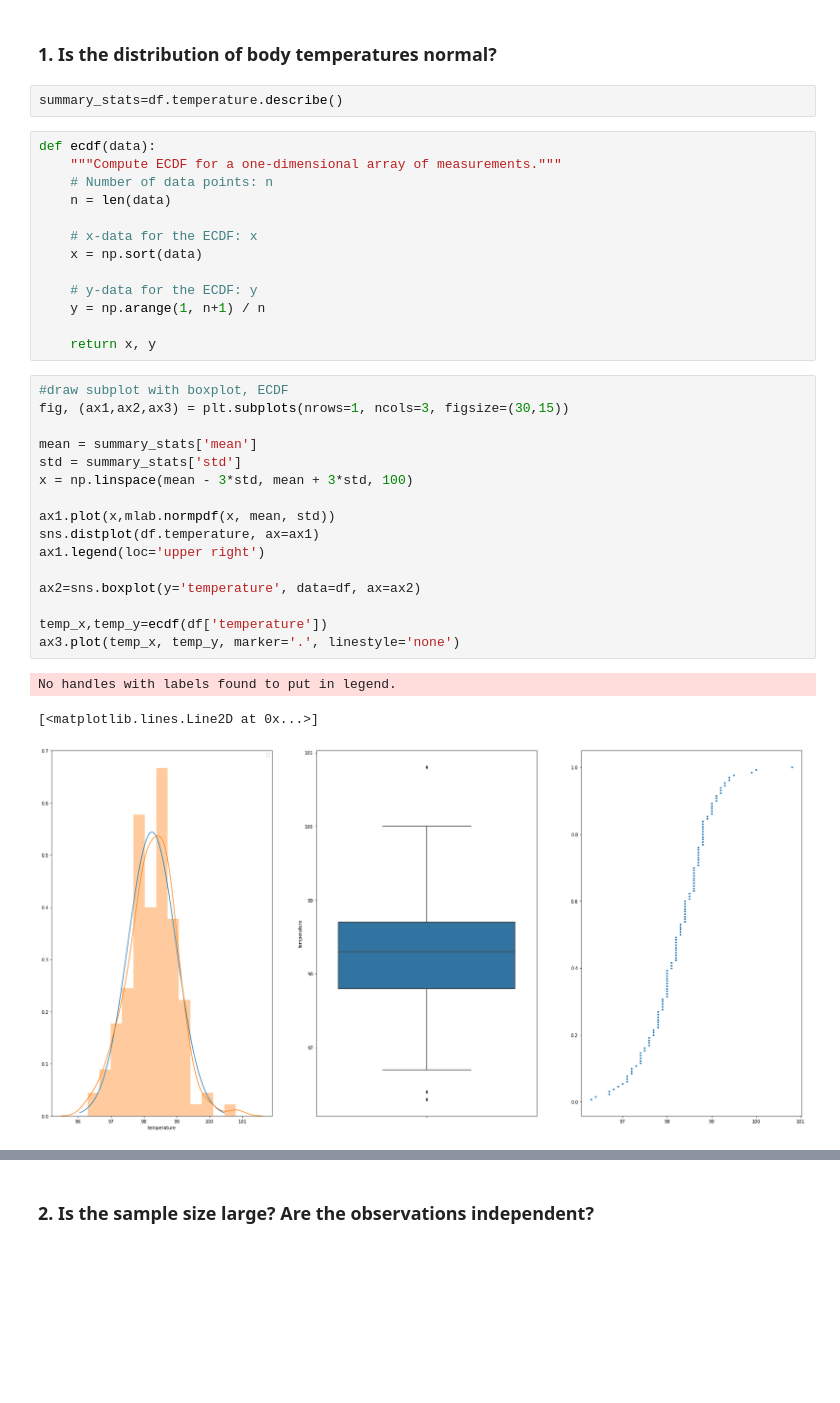
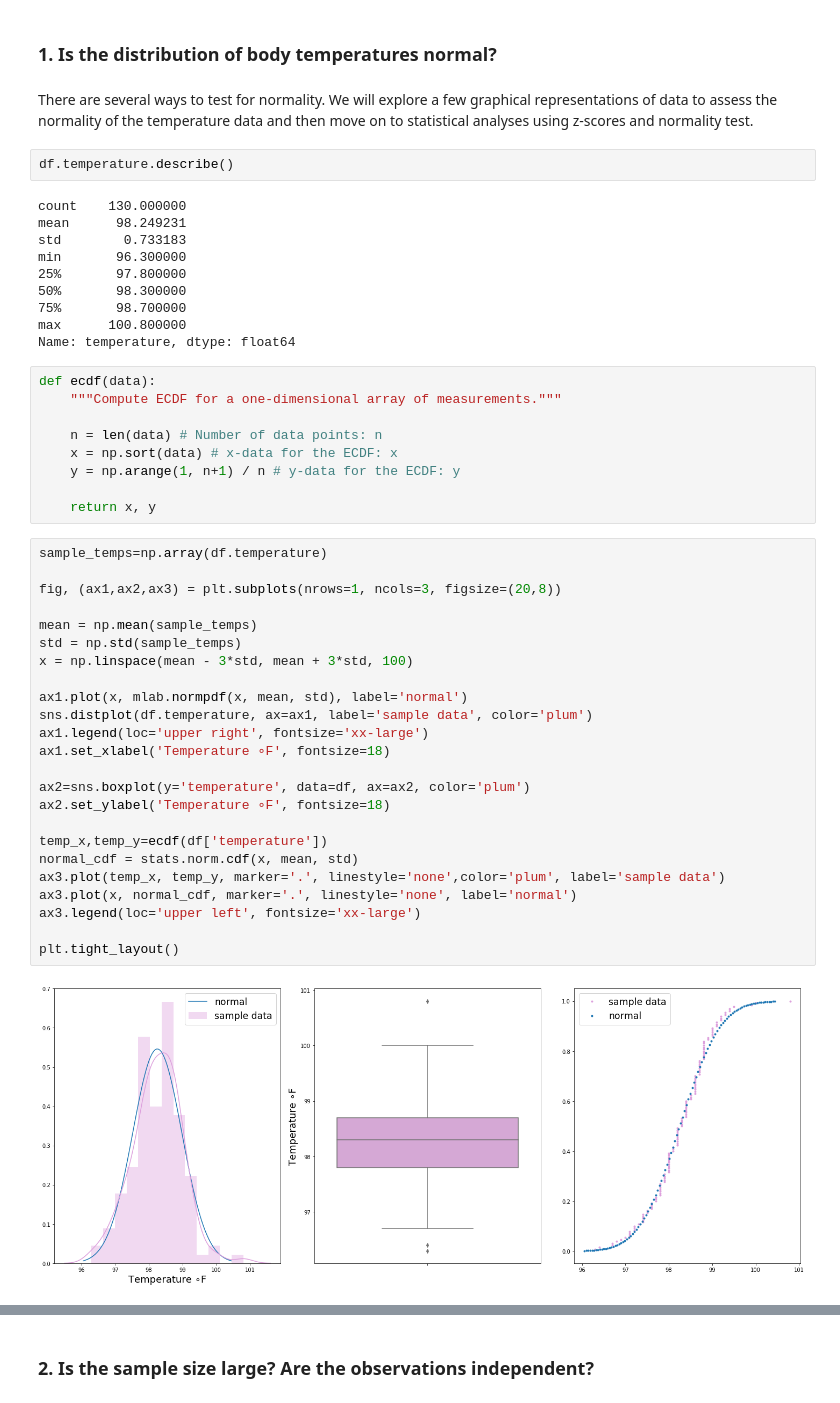
Before and after one commit to kavishashroff/Springboard, a Jupyter notebook: EDA projects/EDA_human_temperature/Normal Human Body Temperature EDA.ipynb, the cells around one changed output, grey strips where cells are left out. Saved outputs shown, nothing was run; the diff lists cells and outputs as text; blank space fills up the shorter version.

Commit message:
Body Temp EDA

```diff
--- a/EDA projects/EDA_human_temperature/Normal Human Body Temperature EDA.ipynb
+++ b/EDA projects/EDA_human_temperature/Normal Human Body Temperature EDA.ipynb
@@ -70,38 +69,52 @@ from scipy.stats import ttest_ind, ttest_ind_from_stats
 df = pd.read_csv('human_body_temperature.csv')
 # %% [markdown]
 ### 1. Is the distribution of body temperatures normal?
+# %% [markdown]
+There are several ways to test for normality. We will explore a few graphical representations of data to assess the normality of the temperature data and then move on to statistical analyses using z-scores and normality test.
 # %%
-summary_stats=df.temperature.describe()
+df.temperature.describe()
+# %% [output]
+count    130.000000
+mean      98.249231
+std        0.733183
+min       96.300000
+25%       97.800000
+50%       98.300000
+75%       98.700000
+max      100.800000
+Name: temperature, dtype: float64
 # %%
 def ecdf(data):
     """Compute ECDF for a one-dimensional array of measurements."""
-    # Number of data points: n
-    n = len(data)
 
-    # x-data for the ECDF: x
-    x = np.sort(data)
-
-    # y-data for the ECDF: y
-    y = np.arange(1, n+1) / n
+    n = len(data) # Number of data points: n
+    x = np.sort(data) # x-data for the ECDF: x
+    y = np.arange(1, n+1) / n # y-data for the ECDF: y
 
     return x, y
 # %%
-#draw subplot with boxplot, ECDF
-fig, (ax1,ax2,ax3) = plt.subplots(nrows=1, ncols=3, figsize=(30,15))
+sample_temps=np.array(df.temperature)
 
-mean = summary_stats['mean']
-std = summary_stats['std']
+fig, (ax1,ax2,ax3) = plt.subplots(nrows=1, ncols=3, figsize=(20,8))
+
+mean = np.mean(sample_temps)
+std = np.std(sample_temps)
 x = np.linspace(mean - 3*std, mean + 3*std, 100)
 
-ax1.plot(x,mlab.normpdf(x, mean, std))
-sns.distplot(df.temperature, ax=ax1)
-ax1.legend(loc='upper right')
+ax1.plot(x, mlab.normpdf(x, mean, std), label='normal')
+sns.distplot(df.temperature, ax=ax1, label='sample data', color='plum')
+ax1.legend(loc='upper right', fontsize='xx-large')
+ax1.set_xlabel('Temperature ∘F', fontsize=18)
 
-ax2=sns.boxplot(y='temperature', data=df, ax=ax2)
+ax2=sns.boxplot(y='temperature', data=df, ax=ax2, color='plum')
+ax2.set_ylabel('Temperature ∘F', fontsize=18)
 
 temp_x,temp_y=ecdf(df['temperature'])
-ax3.plot(temp_x, temp_y, marker='.', linestyle='none')
+normal_cdf = stats.norm.cdf(x, mean, std)
+ax3.plot(temp_x, temp_y, marker='.', linestyle='none',color='plum', label='sample data')
+ax3.plot(x, normal_cdf, marker='.', linestyle='none', label='normal')
+ax3.legend(loc='upper left', fontsize='xx-large')
+
+plt.tight_layout()
 # %% [output]
-No handles with labels found to put in legend.
-[<matplotlib.lines.Line2D at 0x...>]
-[figure, old version]
+[figure, new version]
```
Also changed, not shown: parts of 47 cells of this notebook.
